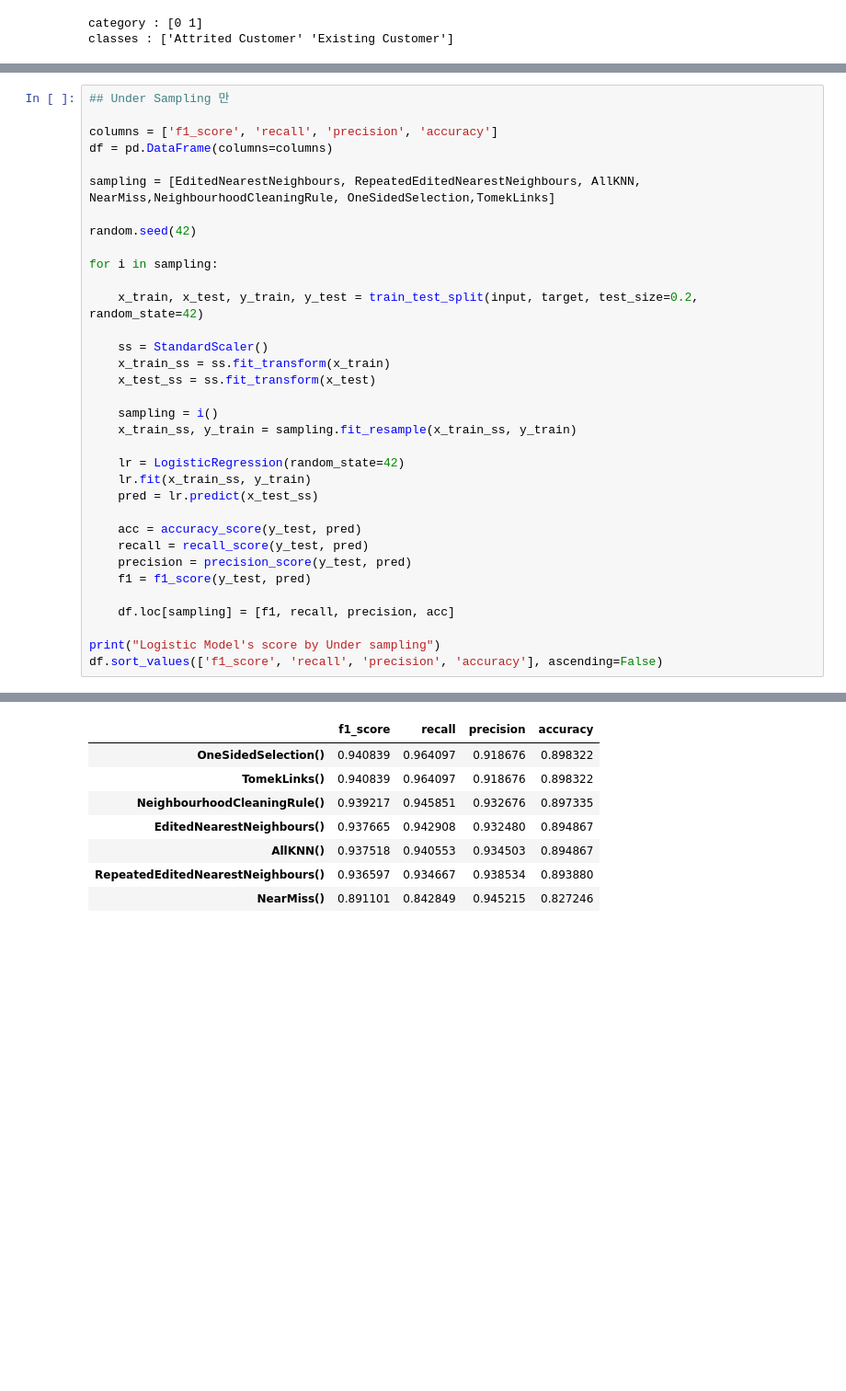
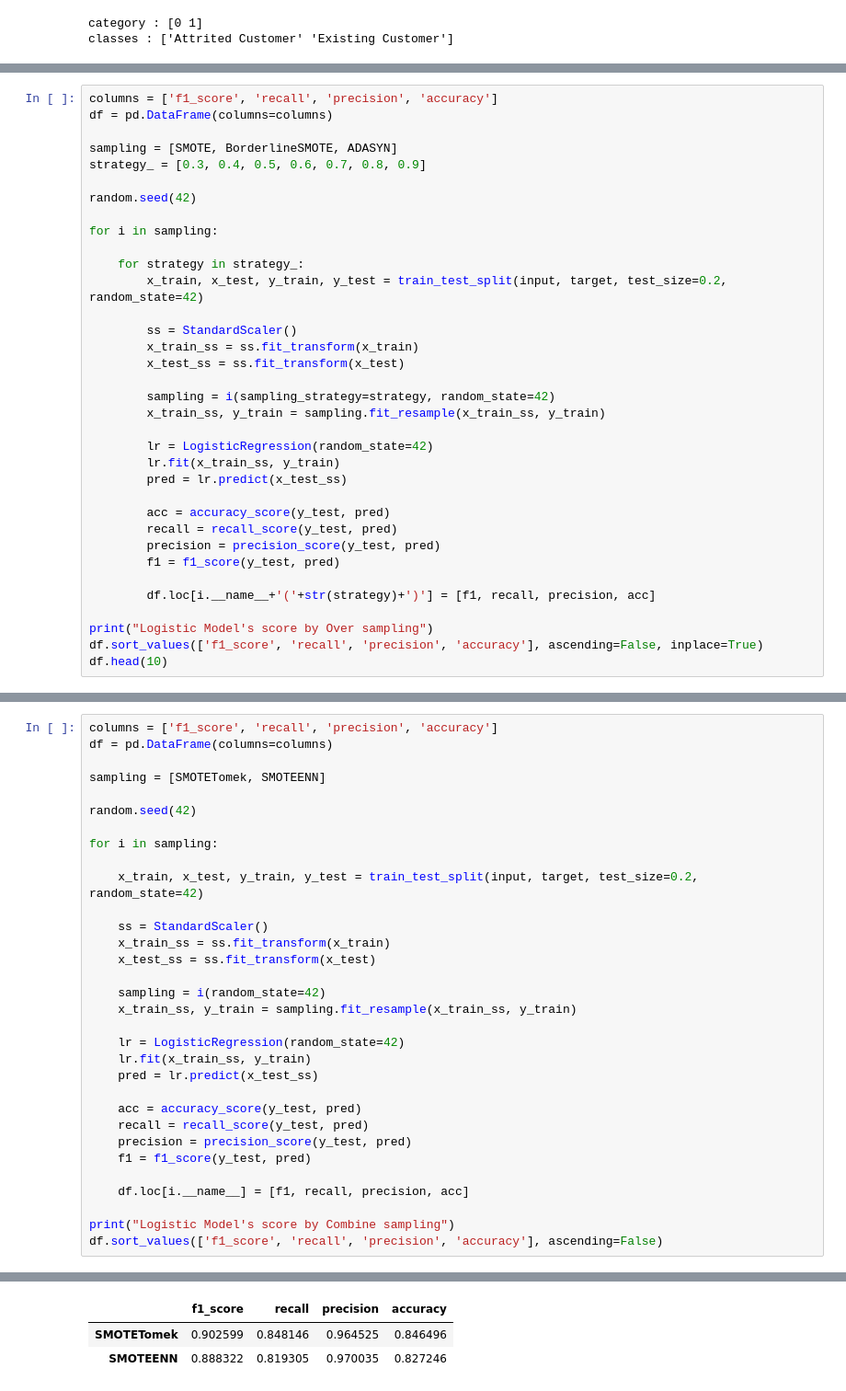
Before and after one commit to YJ-97/-Prediction-Customer-Attrition, a Jupyter notebook: modeling/Logistic.ipynb, the cells around one changed output, grey strips where cells are left out. Shown at 92% size. Saved outputs shown, nothing was run; the diff lists cells and outputs as text; blank space fills up the shorter version.

```diff
--- a/modeling/Logistic.ipynb
+++ b/modeling/Logistic.ipynb
@@ -94,0 +100,35 @@ Logistic Model's score by sampling
+# %%
+columns = ['f1_score', 'recall', 'precision', 'accuracy']
+df = pd.DataFrame(columns=columns)
+
+sampling = [SMOTE, BorderlineSMOTE, ADASYN]
+strategy_ = [0.3, 0.4, 0.5, 0.6, 0.7, 0.8, 0.9]
+
+random.seed(42)
+
+for i in sampling:
+
+    for strategy in strategy_:
+        x_train, x_test, y_train, y_test = train_test_split(input, target, test_size=0.2, random_state=42)
+
+        ss = StandardScaler()
+        x_train_ss = ss.fit_transform(x_train)
+        x_test_ss = ss.fit_transform(x_test)
+
+        sampling = i(sampling_strategy=strategy, random_state=42)
+        x_train_ss, y_train = sampling.fit_resample(x_train_ss, y_train)
+
+        lr = LogisticRegression(random_state=42)
+        lr.fit(x_train_ss, y_train)
+        pred = lr.predict(x_test_ss)
+
+        acc = accuracy_score(y_test, pred)
+        recall = recall_score(y_test, pred)
+        precision = precision_score(y_test, pred)
+        f1 = f1_score(y_test, pred)
+
+        df.loc[i.__name__+'('+str(strategy)+')'] = [f1, recall, precision, acc]
+
+print("Logistic Model's score by Over sampling")
+df.sort_values(['f1_score', 'recall', 'precision', 'accuracy'], ascending=False, inplace=True)
+df.head(10)
@@ -95,10 +150,8 @@ Logistic Model's score by sampling
 # %%
-## Under Sampling 만
-
 columns = ['f1_score', 'recall', 'precision', 'accuracy']
 df = pd.DataFrame(columns=columns)
 
-sampling = [EditedNearestNeighbours, RepeatedEditedNearestNeighbours, AllKNN, NearMiss,NeighbourhoodCleaningRule, OneSidedSelection,TomekLinks]
+sampling = [SMOTETomek, SMOTEENN]
 
 random.seed(42)
 
@@ -110,7 +163,7 @@ for i in sampling:
     x_train_ss = ss.fit_transform(x_train)
     x_test_ss = ss.fit_transform(x_test)
 
-    sampling = i()
+    sampling = i(random_state=42)
     x_train_ss, y_train = sampling.fit_resample(x_train_ss, y_train)
 
     lr = LogisticRegression(random_state=42)
@@ -122,8 +175,8 @@ for i in sampling:
     precision = precision_score(y_test, pred)
     f1 = f1_score(y_test, pred)
 
-    df.loc[sampling] = [f1, recall, precision, acc]
+    df.loc[i.__name__] = [f1, recall, precision, acc]
 
-print("Logistic Model's score by Under sampling")
+print("Logistic Model's score by Combine sampling")
 df.sort_values(['f1_score', 'recall', 'precision', 'accuracy'], ascending=False)
 # %% [output]
@@ -131,8 +184,3 @@ Logistic Model's score by Under sampling
 |  | f1_score | recall | precision | accuracy |
-| OneSidedSelection() | 0.940839 | 0.964097 | 0.918676 | 0.898322 |
-| TomekLinks() | 0.940839 | 0.964097 | 0.918676 | 0.898322 |
-| NeighbourhoodCleaningRule() | 0.939217 | 0.945851 | 0.932676 | 0.897335 |
-| EditedNearestNeighbours() | 0.937665 | 0.942908 | 0.932480 | 0.894867 |
-| AllKNN() | 0.937518 | 0.940553 | 0.934503 | 0.894867 |
-| RepeatedEditedNearestNeighbours() | 0.936597 | 0.934667 | 0.938534 | 0.893880 |
-| NearMiss() | 0.891101 | 0.842849 | 0.945215 | 0.827246 |
+| SMOTETomek | 0.902599 | 0.848146 | 0.964525 | 0.846496 |
+| SMOTEENN | 0.888322 | 0.819305 | 0.970035 | 0.827246 |
```
Also changed, not shown: parts of 13 cells of this notebook, 11 other files.
